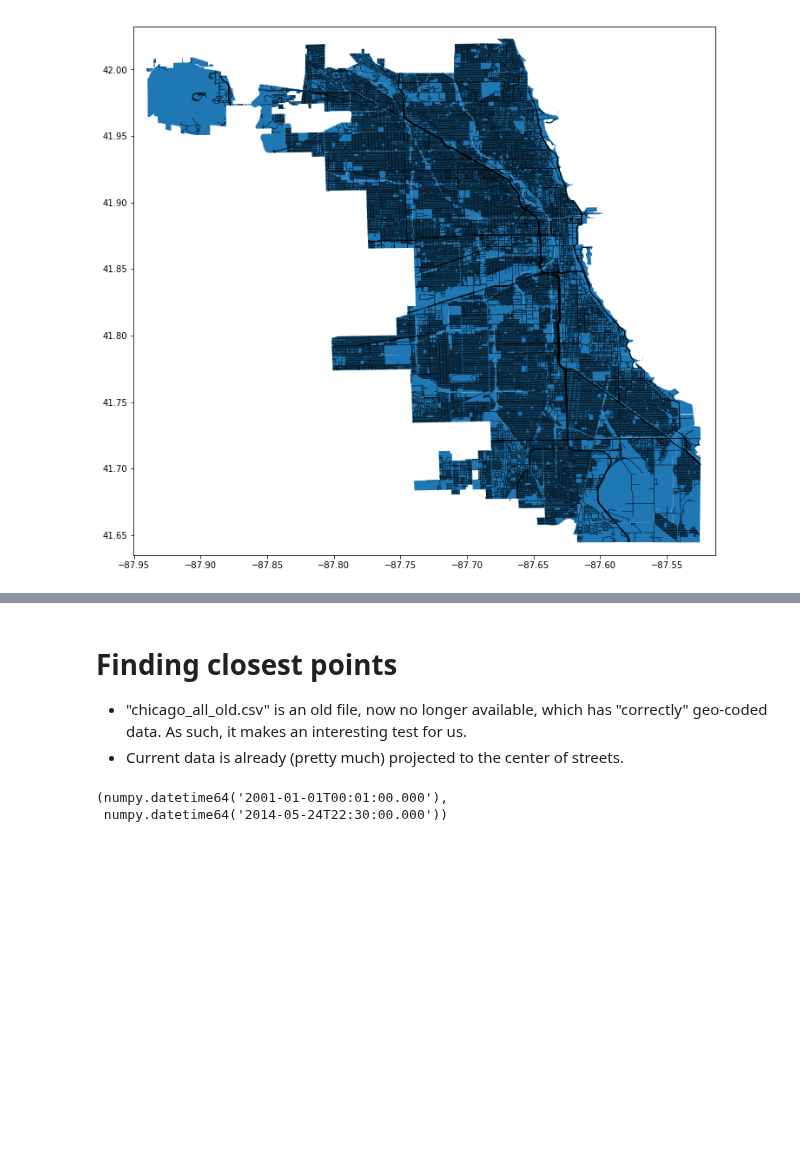
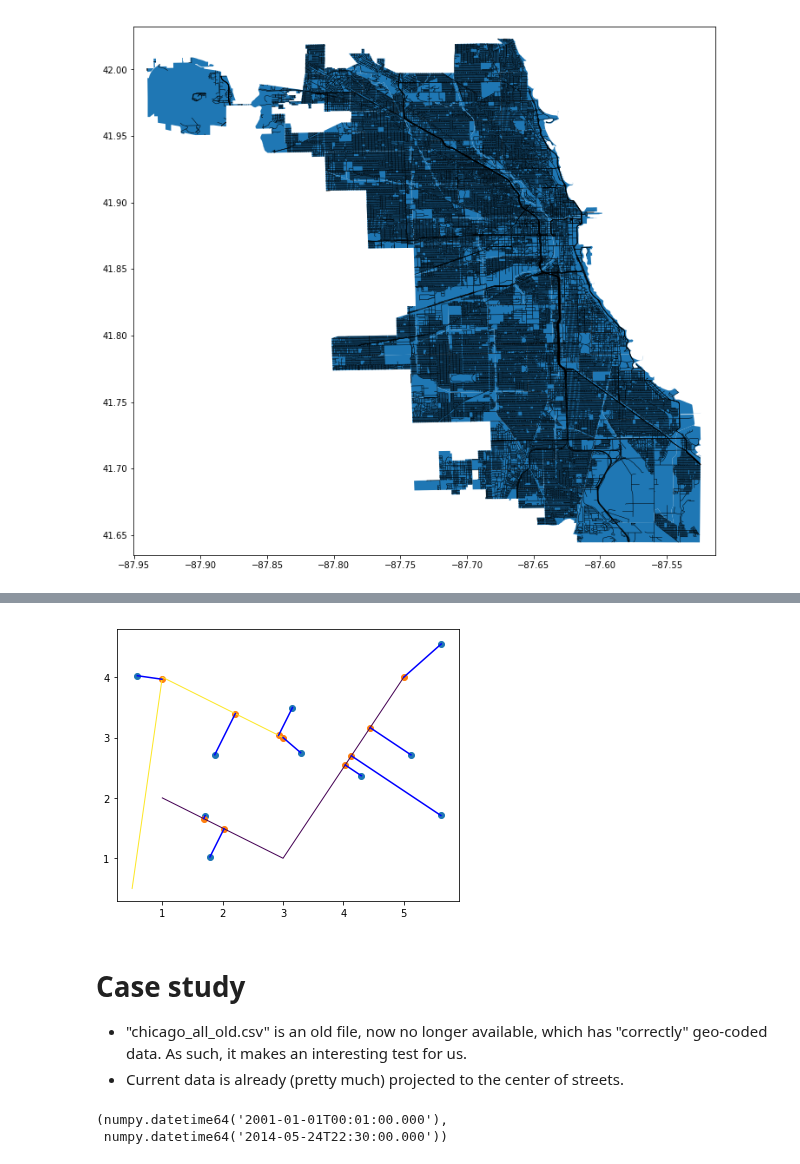
Before and after one commit to QuantCrimAtLeeds/PredictCode, a Jupyter notebook: examples/Networks/Project to graph.ipynb, the cells around one changed output, grey strips where cells are left out. Saved outputs shown, nothing was run; the diff lists cells and outputs as text; code cells hidden in the pictures; blank space fills up the shorter version.

```diff
--- a/examples/Networks/Project to graph.ipynb
+++ b/examples/Networks/Project to graph.ipynb
@@ -66,0 +100,31 @@ chicago = chicago.to_crs({"init":"epsg:3528"})
+# %%
+# Use pandas to find the best line, and then our code to project
+def find_match_via_distance(point, edges):
+    dist = edges.geometry.distance(point)
+    return edges.ix[dist.argmin]
+
+pt = shapely.geometry.Point([3,2])
+row = find_match_via_distance(pt, frame)
+open_cp.geometry.project_point_to_line(pt.coords, row.geometry.coords)
+
+def project(point, frame):
+    row = find_match_via_distance(point, frame)
+    return open_cp.geometry.project_point_to_line(point.coords, row.geometry.coords)
+
+proj = [project(shapely.geometry.Point(pt), frame) for pt in coords]
+proj = np.asarray(proj)
+
+lines = [list(l.coords) for l in frame.geometry]
+proj2 = [open_cp.geometry.project_point_to_lines(pt, lines) for pt in coords]
+proj2 = np.asarray(proj2)
+np.testing.assert_allclose(proj, proj2)
+# %%
+fig, ax = plt.subplots(figsize=(8,5))
+frame.plot(ax=ax)
+ax.scatter(coords[:,0], coords[:,1])
+ax.scatter(proj[:,0], proj[:,1])
+for pt, ppt in zip(coords, proj):
+    ax.plot([pt[0],ppt[0]], [pt[1],ppt[1]], color="blue")
+ax.set_aspect(1)
+# %% [output]
+[figure, added]
@@ -67,5 +161,5 @@ chicago = chicago.to_crs({"init":"epsg:3528"})
 # %% [markdown]
-# Finding closest points
+# Case study
 
 - "chicago_all_old.csv" is an old file, now no longer available, which has "correctly" geo-coded data.  As such, it makes an interesting test for us.
 - Current data is already (pretty much) projected to the center of streets.
```
Also changed, not shown: parts of 8 cells of this notebook, 3 other files.
